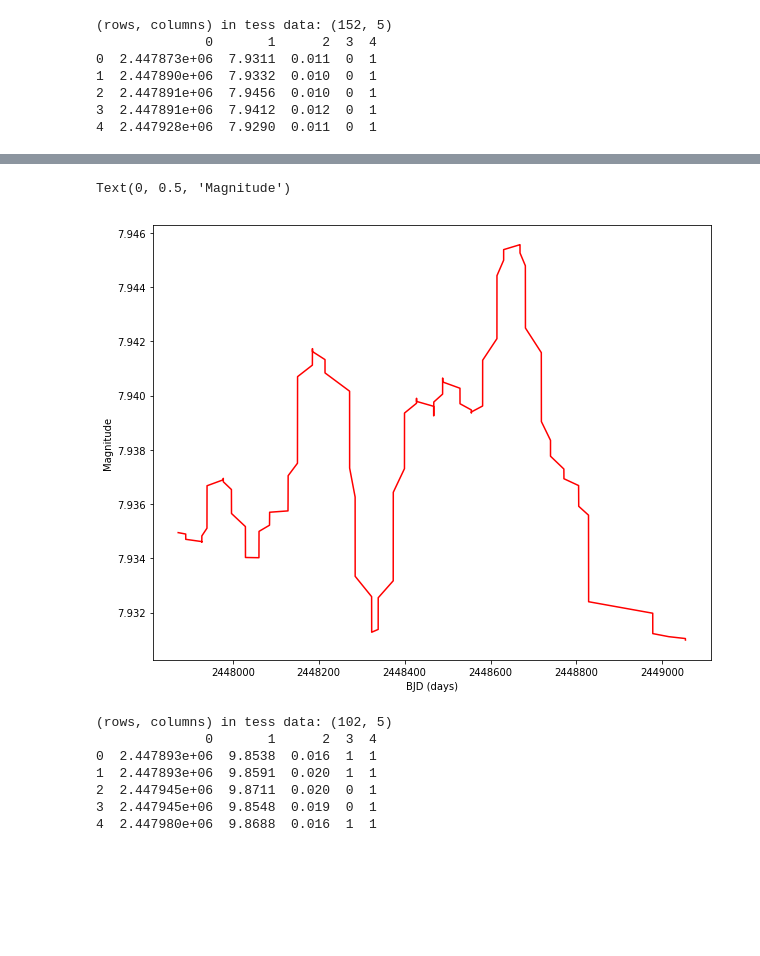
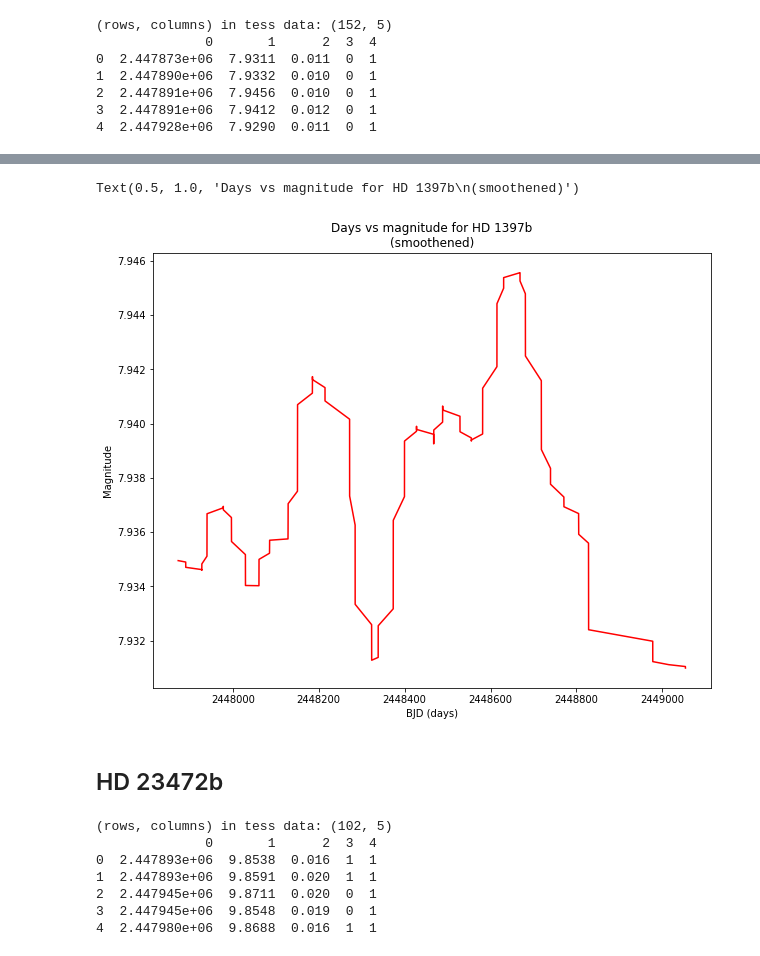
Before and after one commit to Deee92/ml_exoplanets, a Jupyter notebook: exoplanet-time-series-data.ipynb, the cells around one changed output, grey strips where cells are left out. Cells and saved outputs as stored; diff of their text form; code cells hidden in the pictures; blank space fills up the shorter version.

```diff
--- a/exoplanet-time-series-data.ipynb
+++ b/exoplanet-time-series-data.ipynb
@@ -498,12 +530,15 @@ Text(0, 0.5, 'Magnitude')
 # %%
 tess_data_two_smoothened = ndimage.filters.gaussian_filter(tess_data_two[1], sigma=5)
 plt.figure(figsize=(10,8))
 plt.plot(tess_data_two[0], tess_data_two_smoothened, color='r')
 plt.xlabel('BJD (days)')
 plt.ylabel('Magnitude')
+plt.title("Days vs magnitude for HD 1397b\n(smoothened)")
 # %% [output]
-Text(0, 0.5, 'Magnitude')
+Text(0.5, 1.0, 'Days vs magnitude for HD 1397b\n(smoothened)')
-[figure, old version]
+[figure, new version]
+# %% [markdown]
+## HD 23472b
 # %%
 tess_data_three = pd.read_csv('tess-time-series/HD23472b.csv',skiprows=10, header=None)
 print("(rows, columns) in tess data:", tess_data_three.shape)
```
Also changed, not shown: parts of 25 cells of this notebook.
